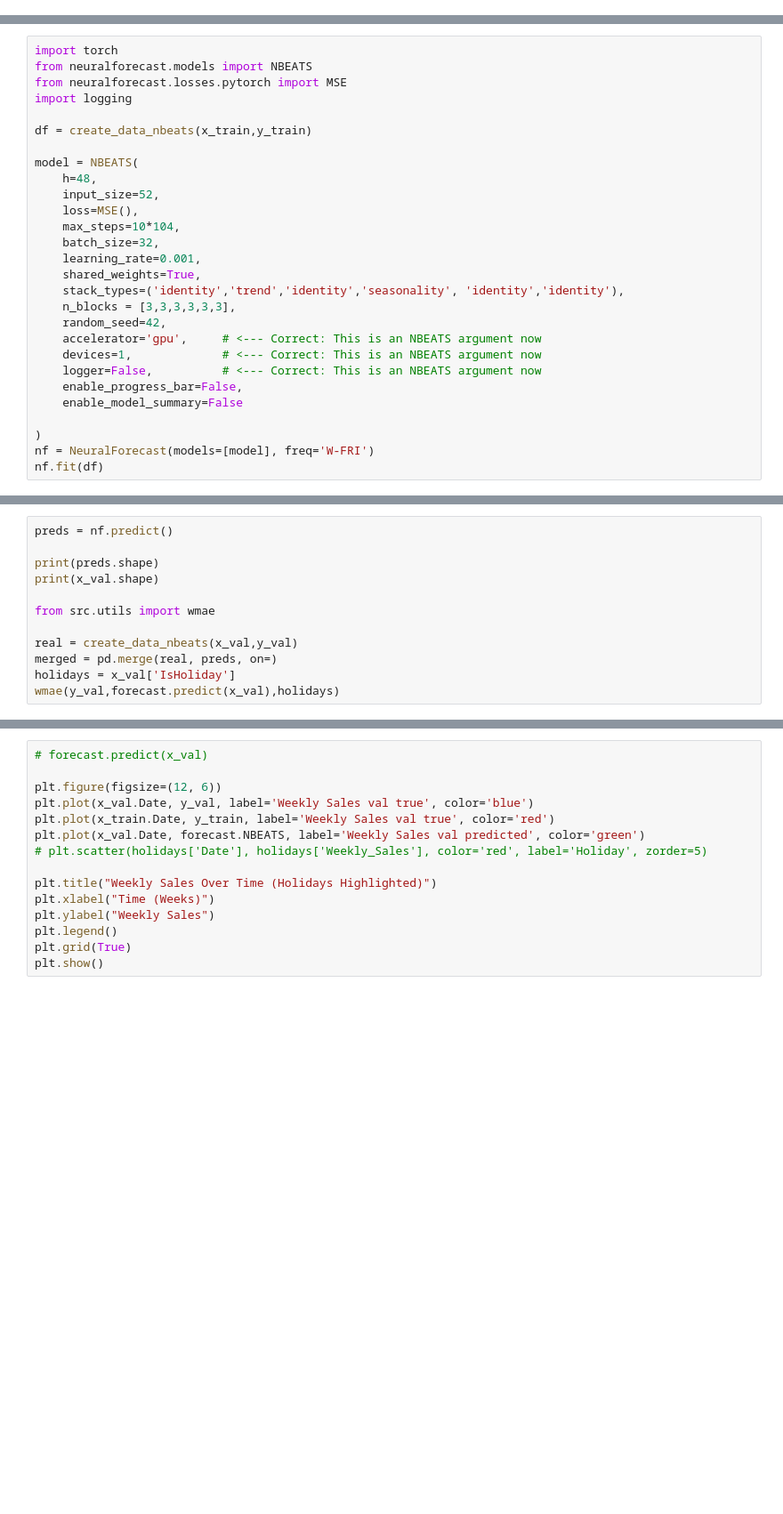
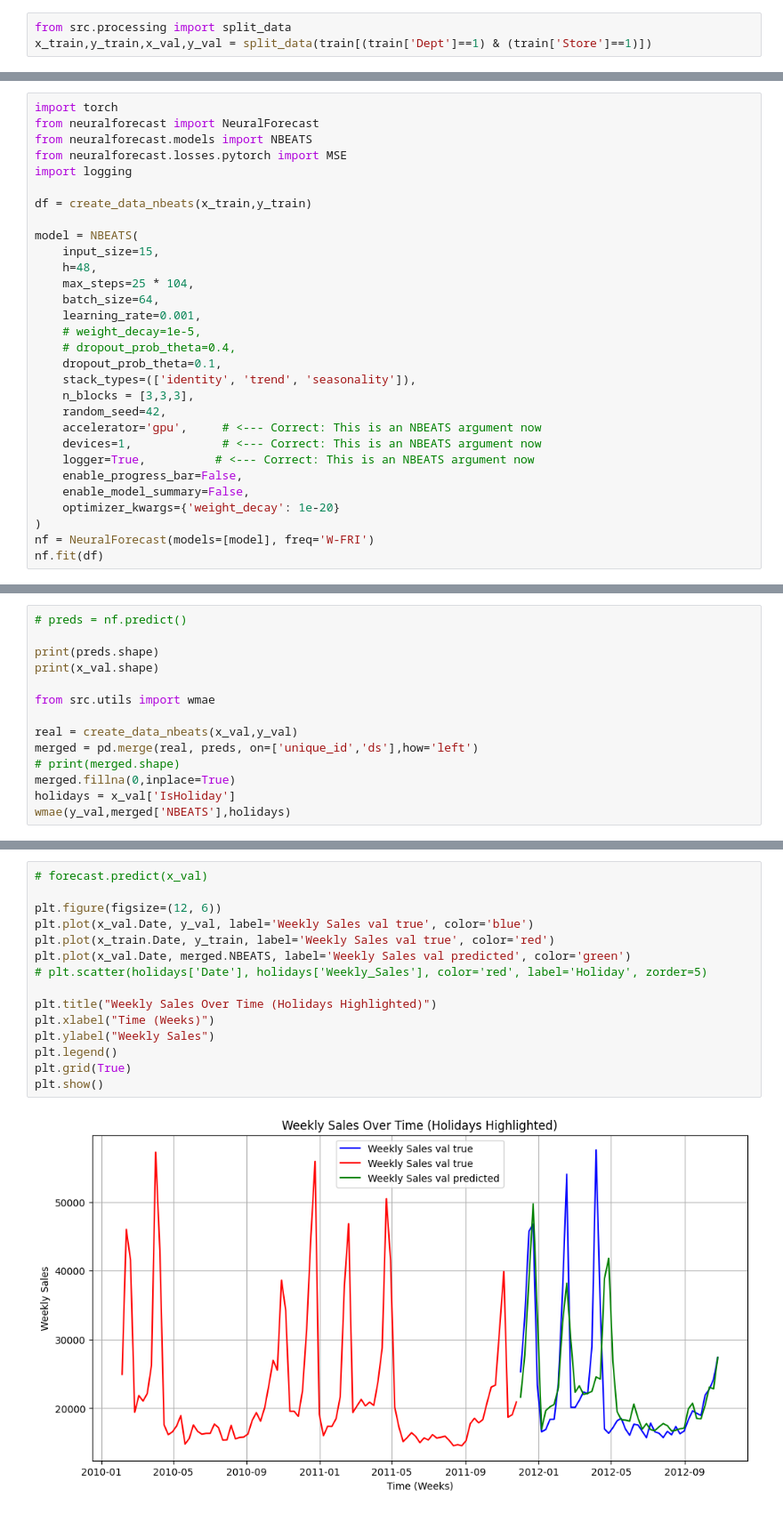
Before and after one commit to azhgh22/Walmart-Recruiting-Store-Sales-Forecasting, a Jupyter notebook: notebooks/n_beats.ipynb, the cells around one changed output, grey strips where cells are left out. Shown: that part at 89% size. Drawn from its saved outputs; the diff is of its cells as text; blank space fills up the shorter version.

```diff
--- a/notebooks/n_beats.ipynb
+++ b/notebooks/n_beats.ipynb
@@ -42,3 +40,6 @@ ModuleNotFoundError: No module named 'seaborn'
+# %%
+from src.processing import split_data
+x_train,y_train,x_val,y_val = split_data(train[(train['Dept']==1) & (train['Store']==1)])
 # %%
 ## **Data creation**
 
@@ -61,5 +76,6 @@ def create_data_nbeats(x_train:pd.DataFrame,y_train:pd.DataFrame) -> pd.DataFram
 # %%
 import torch
+from neuralforecast import NeuralForecast
 from neuralforecast.models import NBEATS
 from neuralforecast.losses.pytorch import MSE
 import logging
@@ -67,22 +83,23 @@ import logging
 df = create_data_nbeats(x_train,y_train)
 
 model = NBEATS(
+    input_size=15,
     h=48,
-    input_size=52,
-    loss=MSE(),
-    max_steps=10*104,
-    batch_size=32,
+    max_steps=25 * 104,
+    batch_size=64,
     learning_rate=0.001,
-    shared_weights=True,
-    stack_types=('identity','trend','identity','seasonality', 'identity','identity'),
-    n_blocks = [3,3,3,3,3,3],
+    # weight_decay=1e-5,
+    # dropout_prob_theta=0.4,
+    dropout_prob_theta=0.1,
+    stack_types=(['identity', 'trend', 'seasonality']),
+    n_blocks = [3,3,3],
     random_seed=42,
     accelerator='gpu',     # <--- Correct: This is an NBEATS argument now
     devices=1,             # <--- Correct: This is an NBEATS argument now
-    logger=False,          # <--- Correct: This is an NBEATS argument now
+    logger=True,          # <--- Correct: This is an NBEATS argument now
     enable_progress_bar=False,
-    enable_model_summary=False
-
+    enable_model_summary=False,
+    optimizer_kwargs={'weight_decay': 1e-20}
 )
 nf = NeuralForecast(models=[model], freq='W-FRI')
 nf.fit(df)
@@ -89,5 +136,5 @@ nf.fit(df)
 # %%
-preds = nf.predict()
+# preds = nf.predict()
 
 print(preds.shape)
 print(x_val.shape)
@@ -95,6 +142,8 @@ print(x_val.shape)
 from src.utils import wmae
 
 real = create_data_nbeats(x_val,y_val)
-merged = pd.merge(real, preds, on=)
+merged = pd.merge(real, preds, on=['unique_id','ds'],how='left')
+# print(merged.shape)
+merged.fillna(0,inplace=True)
 holidays = x_val['IsHoliday']
-wmae(y_val,forecast.predict(x_val),holidays)
+wmae(y_val,merged['NBEATS'],holidays)
@@ -101,15 +154,17 @@ wmae(y_val,forecast.predict(x_val),holidays)
 # %%
 # forecast.predict(x_val)
 
 plt.figure(figsize=(12, 6))
 plt.plot(x_val.Date, y_val, label='Weekly Sales val true', color='blue')
 plt.plot(x_train.Date, y_train, label='Weekly Sales val true', color='red')
-plt.plot(x_val.Date, forecast.NBEATS, label='Weekly Sales val predicted', color='green')
+plt.plot(x_val.Date, merged.NBEATS, label='Weekly Sales val predicted', color='green')
 # plt.scatter(holidays['Date'], holidays['Weekly_Sales'], color='red', label='Holiday', zorder=5)
 
 plt.title("Weekly Sales Over Time (Holidays Highlighted)")
 plt.xlabel("Time (Weeks)")
 plt.ylabel("Weekly Sales")
 plt.legend()
 plt.grid(True)
 plt.show()
+# %% [output]
+[figure, added]
```
Also changed, not shown: parts of 9 cells of this notebook.
